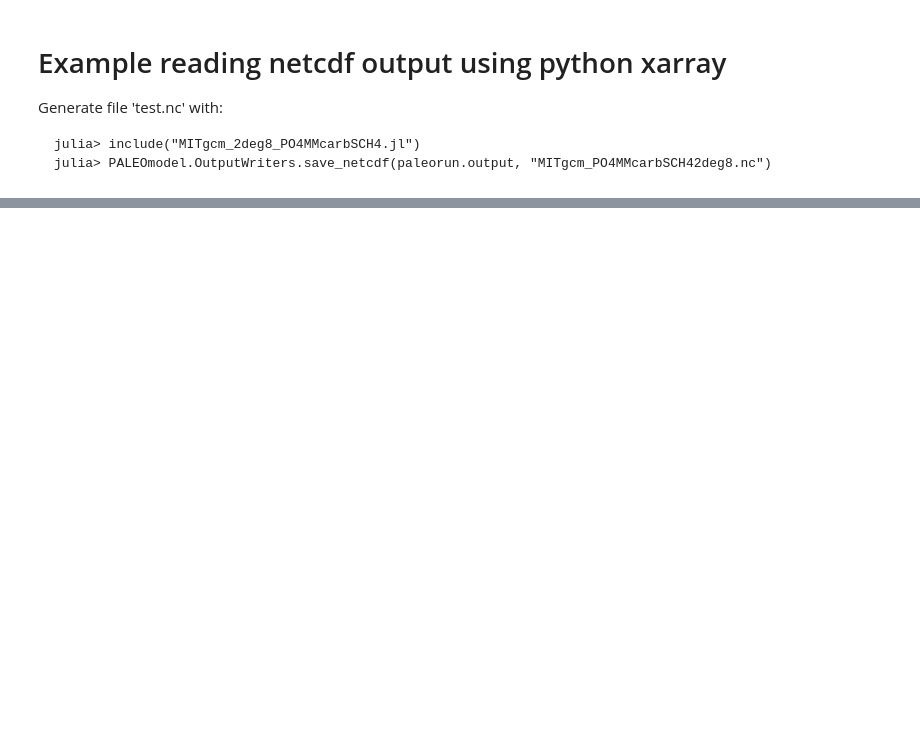
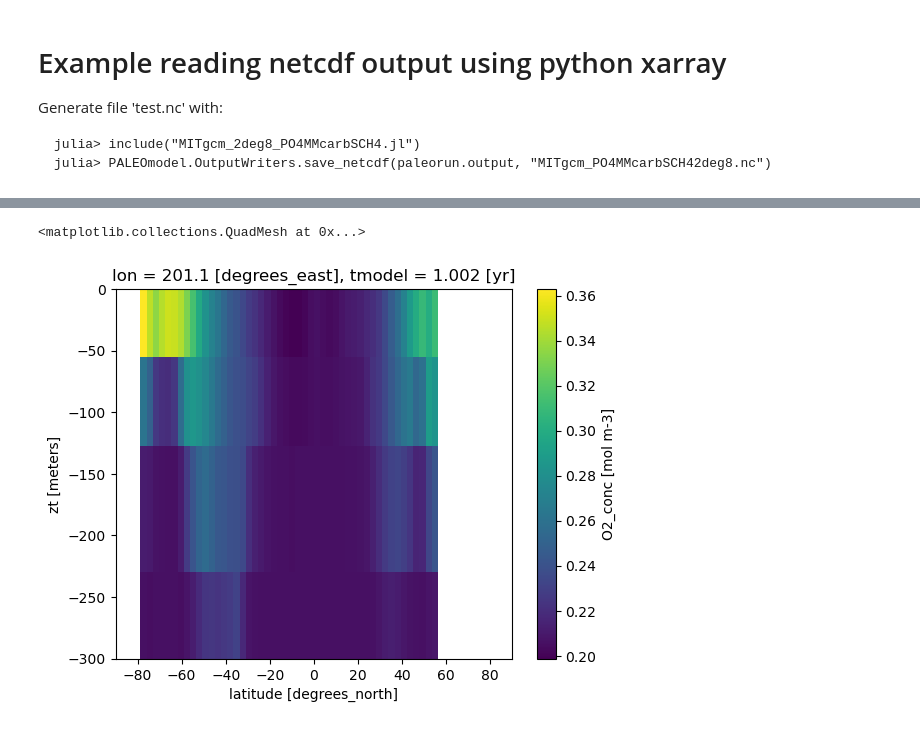
Before and after one commit to PALEOtoolkit/PALEOocean.jl, a Jupyter notebook: examples/mitgcm/Test xarray netcdf.ipynb, the cells around one changed output, grey strips where cells are left out. Saved outputs shown, nothing was run; the diff lists cells and outputs as text; code cells hidden in the pictures; blank space fills up the shorter version.

```diff
--- a/examples/mitgcm/Test xarray netcdf.ipynb
+++ b/examples/mitgcm/Test xarray netcdf.ipynb
@@ -31,0 +151,4 @@ ds_ocean["O2_total"].plot()
+# %%
+# section O2_conc at last timestep
+O2_conc_last_section = ds_ocean.O2_conc.isel(tmodel=num_records-1).sel(lon=200.0, method="nearest") # NB: zero-based !
+O2_conc_last_section
@@ -31,0 +173,6 @@ ds_ocean["O2_total"].plot()
+# %%
+# demonstrates that xarray is not using bounds, but is guessing ? (cell vertical faces are in slighly wrong positions)
+O2_conc_last_section.plot(ylim=(-300, 0))
+# %% [output]
+<matplotlib.collections.QuadMesh at 0x...>
+[figure, added]
```
Also changed, not shown: parts of 19 cells of this notebook, 8 other files.
